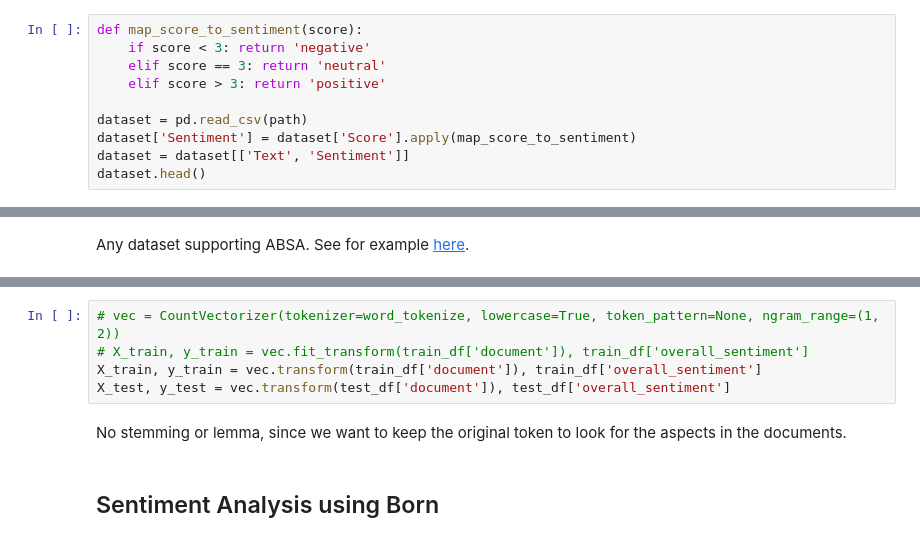
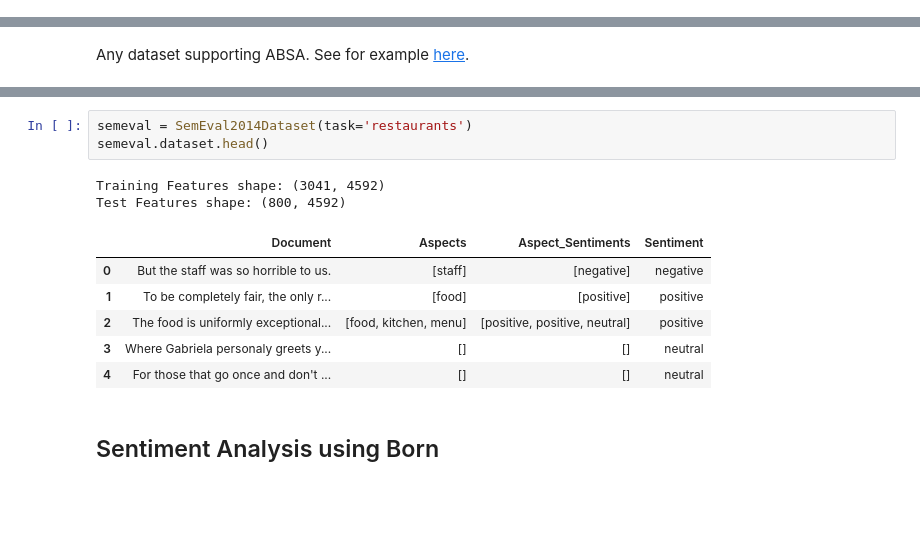
Before and after one commit to tabaraei/aspect-based-sentiment-analysis, a Jupyter notebook: ABSA.ipynb, the cells around one changed output, grey strips where cells are left out. Cells and saved outputs as stored; diff of their text form; blank space fills up the shorter version.

Commit message:
refactored the dataset codes into Python classes

```diff
--- a/ABSA.ipynb
+++ b/ABSA.ipynb
@@ -75,10 +66,0 @@ path = os.path.join(path, 'Reviews.csv')
-# %%
-def map_score_to_sentiment(score):
-    if score < 3: return 'negative'
-    elif score == 3: return 'neutral'
-    elif score > 3: return 'positive'
-
-dataset = pd.read_csv(path)
-dataset['Sentiment'] = dataset['Score'].apply(map_score_to_sentiment)
-dataset = dataset[['Text', 'Sentiment']]
-dataset.head()
@@ -193,10 +183,15 @@ Train size: (3041, 4), Test size: (800, 4)
-# %%
-# vec = CountVectorizer(tokenizer=word_tokenize, lowercase=True, token_pattern=None, ngram_range=(1, 2))
-# X_train, y_train = vec.fit_transform(train_df['document']), train_df['overall_sentiment']
-X_train, y_train = vec.transform(train_df['document']), train_df['overall_sentiment']
-X_test, y_test = vec.transform(test_df['document']), test_df['overall_sentiment']
-# %% [markdown]
-No stemming or lemma, since we want to keep the original token to look for the aspects in the documents.
+# %%
+semeval = SemEval2014Dataset(task='restaurants')
+semeval.dataset.head()
+# %% [output]
+Training Features shape: (3041, 4592)
+Test Features shape: (800, 4592)
+|  | Document | Aspects | Aspect_Sentiments | Sentiment |
+| 0 | But the staff was so horrible to us. | [staff] | [negative] | negative |
+| 1 | To be completely fair, the only r... | [food] | [positive] | positive |
+| 2 | The food is uniformly exceptional... | [food, kitchen, menu] | [positive, positive, neutral] | positive |
+| 3 | Where Gabriela personaly greets y... | [] | [] | neutral |
+| 4 | For those that go once and don't ... | [] | [] | neutral |
 # %% [markdown]
 ## Sentiment Analysis using Born
 # %% [markdown]
```
Also changed, not shown: parts of 19 cells of this notebook.
